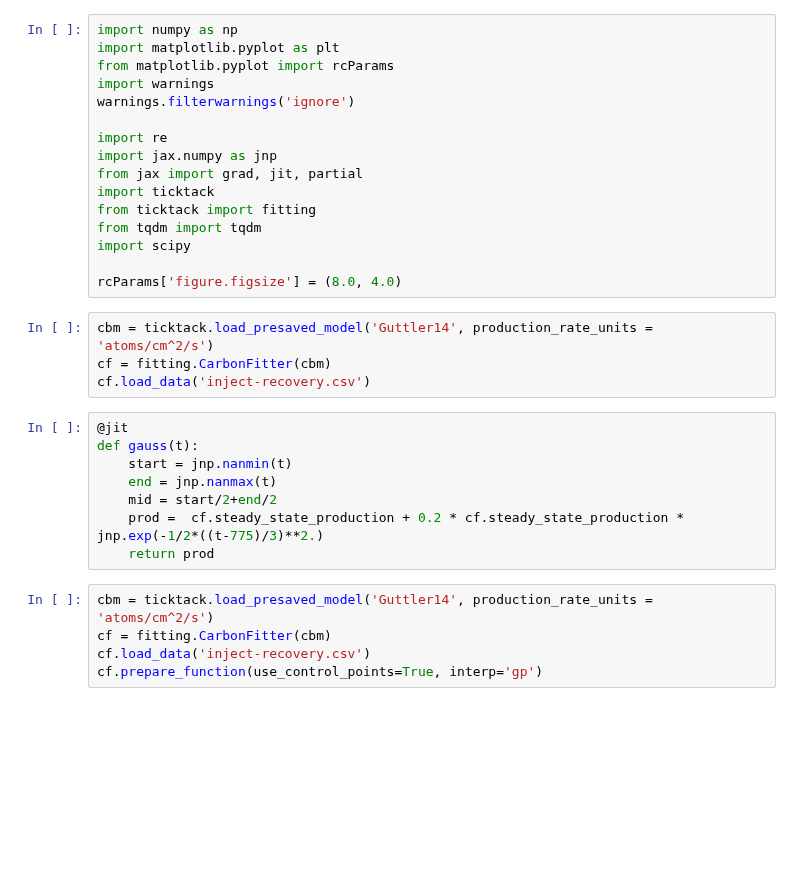
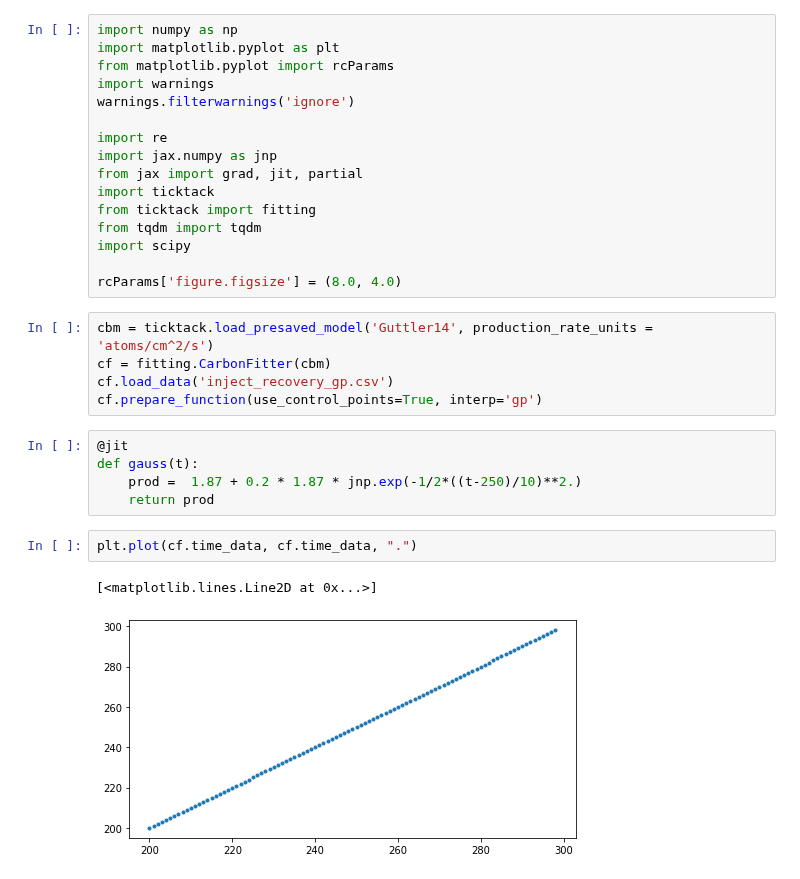
Before and after one commit to SharmaLlama/ticktack, a Jupyter notebook: notebooks/cp_injection_recovery_gaussian_gp.ipynb, the cells around one changed output. Saved outputs shown, nothing was run; the diff lists cells and outputs as text; blank space fills up the shorter version.

```diff
--- a/notebooks/cp_injection_recovery_gaussian_gp.ipynb
+++ b/notebooks/cp_injection_recovery_gaussian_gp.ipynb
@@ -14,20 +14,18 @@ from tqdm import tqdm
 import scipy
 
 rcParams['figure.figsize'] = (8.0, 4.0)
-# %%
-cbm = ticktack.load_presaved_model('Guttler14', production_rate_units = 'atoms/cm^2/s')
-cf = fitting.CarbonFitter(cbm)
-cf.load_data('inject-recovery.csv')
-# %%
-@jit
-def gauss(t):
-    start = jnp.nanmin(t)
-    end = jnp.nanmax(t)
-    mid = start/2+end/2
-    prod =  cf.steady_state_production + 0.2 * cf.steady_state_production * jnp.exp(-1/2*((t-775)/3)**2.)
-    return prod
 # %%
 cbm = ticktack.load_presaved_model('Guttler14', production_rate_units = 'atoms/cm^2/s')
 cf = fitting.CarbonFitter(cbm)
-cf.load_data('inject-recovery.csv')
+cf.load_data('inject_recovery_gp.csv')
 cf.prepare_function(use_control_points=True, interp='gp')
+# %%
+@jit
+def gauss(t):
+    prod =  1.87 + 0.2 * 1.87 * jnp.exp(-1/2*((t-250)/10)**2.)
+    return prod
+# %%
+plt.plot(cf.time_data, cf.time_data, ".")
+# %% [output]
+[<matplotlib.lines.Line2D at 0x...>]
+[figure, added]
```
Also changed, not shown: parts of 7 cells of this notebook, 23 other files.
